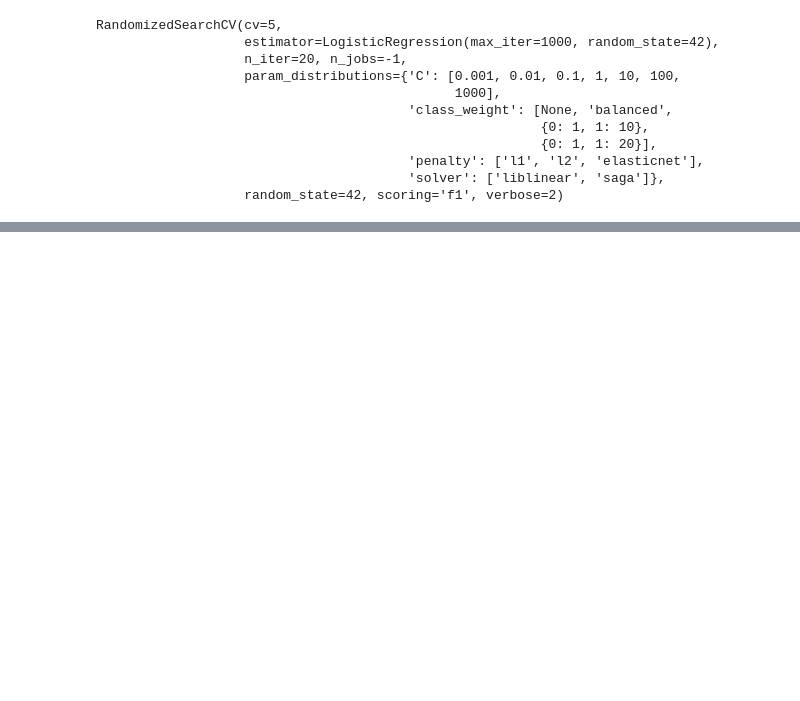
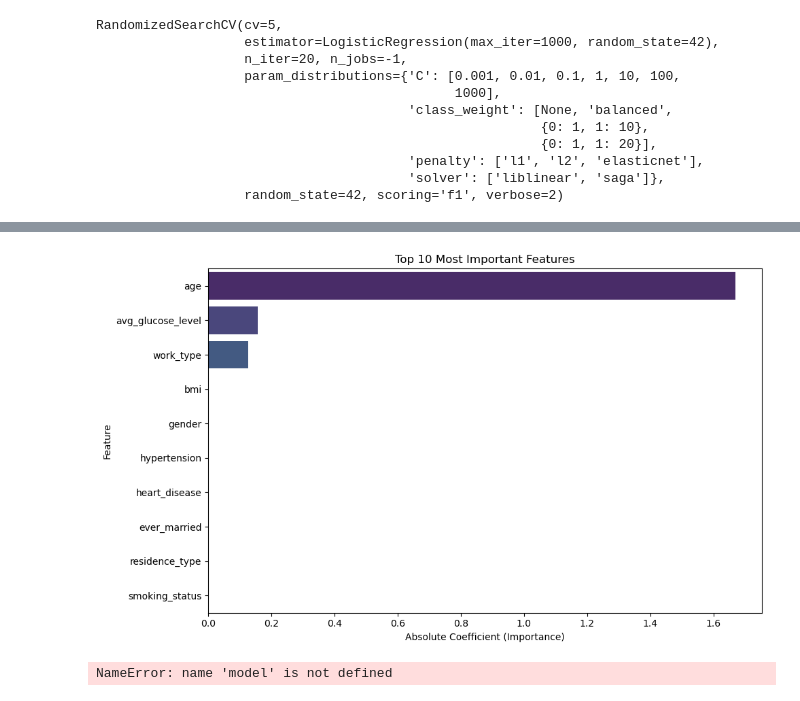
Before and after one commit to Niklauzi/stroke-prediction-classification, a Jupyter notebook: stroke-prediction-classification.ipynb, the cells around one changed output, grey strips where cells are left out. Cells and saved outputs as stored; diff of their text form; code cells hidden in the pictures; blank space fills up the shorter version.

```diff
--- a/stroke-prediction-classification.ipynb
+++ b/stroke-prediction-classification.ipynb
@@ -780,6 +777,6 @@ Class distribution after SMOTE: Counter({0: 3888, 1: 3888})
 # %%
 processed_feature_names = numerical_cols + categorical_cols
 
-X_train2 = pd.DataFrame(X_train_balanced, columns=processed_feature_names)
-X_train2.columns
+X_train = pd.DataFrame(X_train_balanced, columns=processed_feature_names)
+X_train.columns
 # %% [output]
@@ -1019,0 +991,46 @@ importance_df.head(10)  # Top 10 features
+# %%
+# Feature importance
+
+# coefficients
+coefs = lr_best_model.coef_[0]
+
+# Pair feature names with their absolute coefficients
+importance_df = pd.DataFrame({
+    'Feature': X_train.columns,
+    'Coefficient': coefs,
+    'Importance': np.abs(coefs)
+}).sort_values(by='Importance', ascending=False)
+
+plt.figure(figsize=(10, 6))
+sns.barplot(
+    x='Importance',
+    y='Feature',
+    data=importance_df,  # Top 10 most important features
+    palette='viridis'
+)
+plt.title('Top 10 Most Important Features')
+plt.xlabel('Absolute Coefficient (Importance)')
+plt.ylabel('Feature')
+plt.tight_layout()
+plt.show()
+# %% [output]
+[figure, added]
+# %%
+def get_basic_feature_importance(model, feature_names):
+    """Get basic feature importance scores"""
+
+    # Get feature importance scores
+    importance_scores = model.get_feature_importance()
+
+    # Create DataFrame
+    feature_importance_df = pd.DataFrame({
+        'feature': feature_names,
+        'importance': importance_scores
+    }).sort_values('importance', ascending=False)
+
+    return feature_importance_df
+
+feature_names = X_train.columns
+importance_df = get_basic_feature_importance(model, feature_names)
+# %% [output]
+NameError: name 'model' is not defined
```
Also changed, not shown: parts of 46 cells of this notebook, 3 other files.
